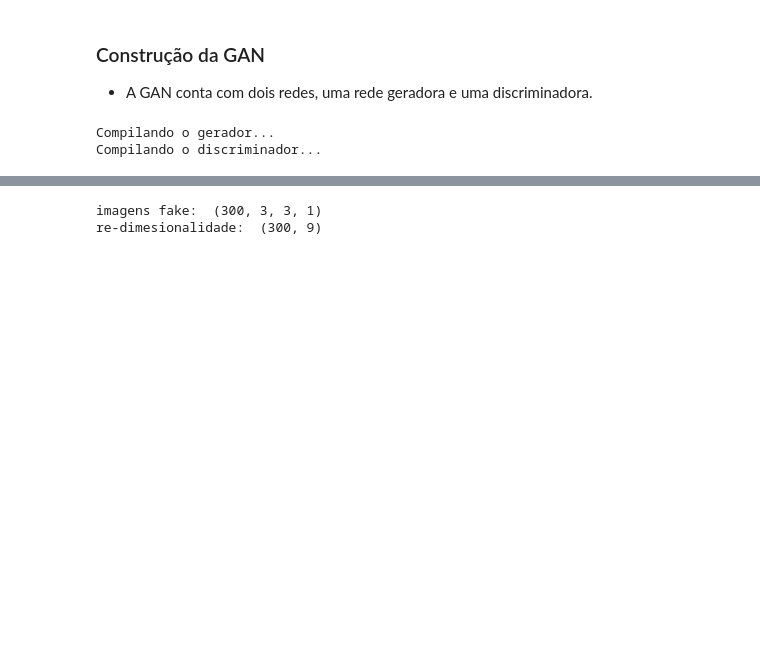
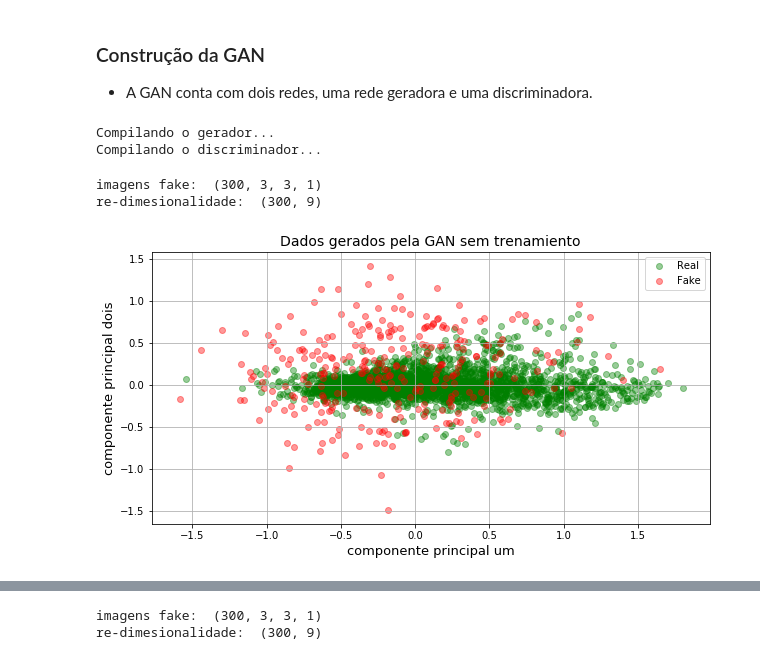
Before and after one commit to ejrueda/MasterUFPA, a Jupyter notebook: Proyectos/BioInformática/GANs-genoma.ipynb, the cells around one changed output, grey strips where cells are left out. Saved outputs shown, nothing was run; the diff lists cells and outputs as text; code cells hidden in the pictures; blank space fills up the shorter version.

```diff
--- a/Proyectos/BioInformática/GANs-genoma.ipynb
+++ b/Proyectos/BioInformática/GANs-genoma.ipynb
@@ -223,6 +223,29 @@ gan = GANs(width=3, height=3, channels=1, noise_input=noise_input)
 # %% [output]
 Compilando o gerador...
 Compilando o discriminador...
+# %%
+num_imgs = 300
+fakes = gan.G.predict(np.random.normal(0,1,(num_imgs,noise_input)))
+print("imagens fake: ", fakes.shape)
+fakes = fakes.reshape(num_imgs,9)
+print("re-dimesionalidade: ", fakes.shape)
+pca2 = PCA(n_components=2)
+pca2.fit(X_img.reshape(X_img.shape[0],9))
+
+X_real = pca2.transform(X_img.reshape(X_img.shape[0],9))
+X_fake = pca2.transform(fakes)
+plt.figure(figsize=(10,5))
+plt.title("Dados gerados pela GAN sem treinamiento", fontsize=14)
+plt.xlabel("componente principal um", fontsize=13)
+plt.ylabel("componente principal dois", fontsize=13)
+plt.grid()
+plt.scatter(X_real[:,0], X_real[:,1], color="green", alpha=.4, label="Real")
+plt.scatter(X_fake[:,0], X_fake[:,1], color="red", alpha=.4, label="Fake")
+plt.legend();
+# %% [output]
+imagens fake:  (300, 3, 3, 1)
+re-dimesionalidade:  (300, 9)
+[figure, added]
 # %%
 print("-----------------------Estrutura da rede generativa-----------------------")
 gan.G.summary()
```
Also changed, not shown: parts of 13 cells of this notebook, 2 other files.
